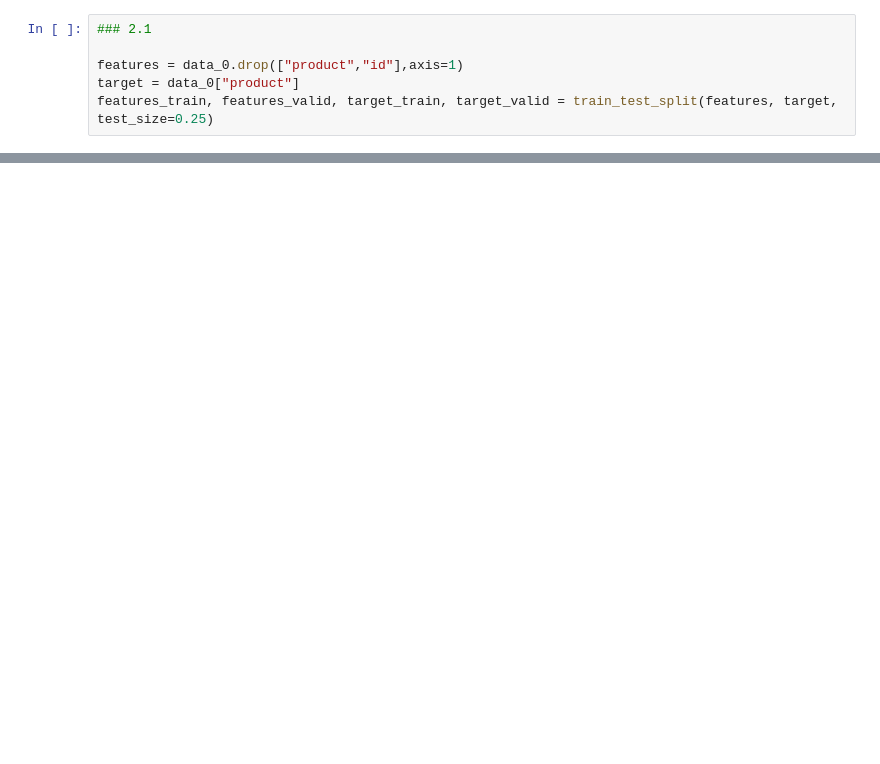
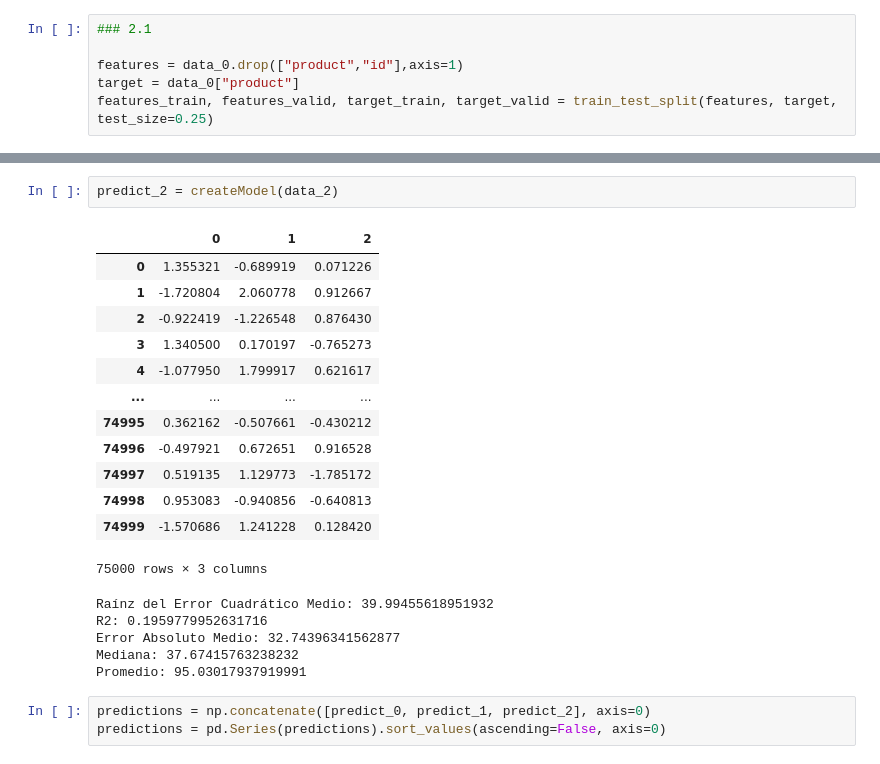
Before and after one commit to armodi97/Project_9, a Jupyter notebook: proyecto_9.ipynb, the cells around one changed output, grey strips where cells are left out. Cells and saved outputs as stored; diff of their text form; blank space fills up the shorter version.

```diff
--- a/proyecto_9.ipynb
+++ b/proyecto_9.ipynb
@@ -142,0 +213,24 @@ Promedio: 92.46783749404557
+# %%
+predict_2 = createModel(data_2)
+# %% [output]
+|  | 0 | 1 | 2 |
+| 0 | 1.355321 | -0.689919 | 0.071226 |
+| 1 | -1.720804 | 2.060778 | 0.912667 |
+| 2 | -0.922419 | -1.226548 | 0.876430 |
+| 3 | 1.340500 | 0.170197 | -0.765273 |
+| 4 | -1.077950 | 1.799917 | 0.621617 |
+| ... | ... | ... | ... |
+| 74995 | 0.362162 | -0.507661 | -0.430212 |
+| 74996 | -0.497921 | 0.672651 | 0.916528 |
+| 74997 | 0.519135 | 1.129773 | -1.785172 |
+| 74998 | 0.953083 | -0.940856 | -0.640813 |
+| 74999 | -1.570686 | 1.241228 | 0.128420 |
+75000 rows × 3 columns
+Raínz del Error Cuadrático Medio: 39.99455618951932
+R2: 0.1959779952631716
+Error Absoluto Medio: 32.74396341562877
+Mediana: 37.67415763238232
+Promedio: 95.03017937919991
+# %%
+predictions = np.concatenate([predict_0, predict_1, predict_2], axis=0)
+predictions = pd.Series(predictions).sort_values(ascending=False, axis=0)
```
Also changed, not shown: parts of 12 cells of this notebook.
